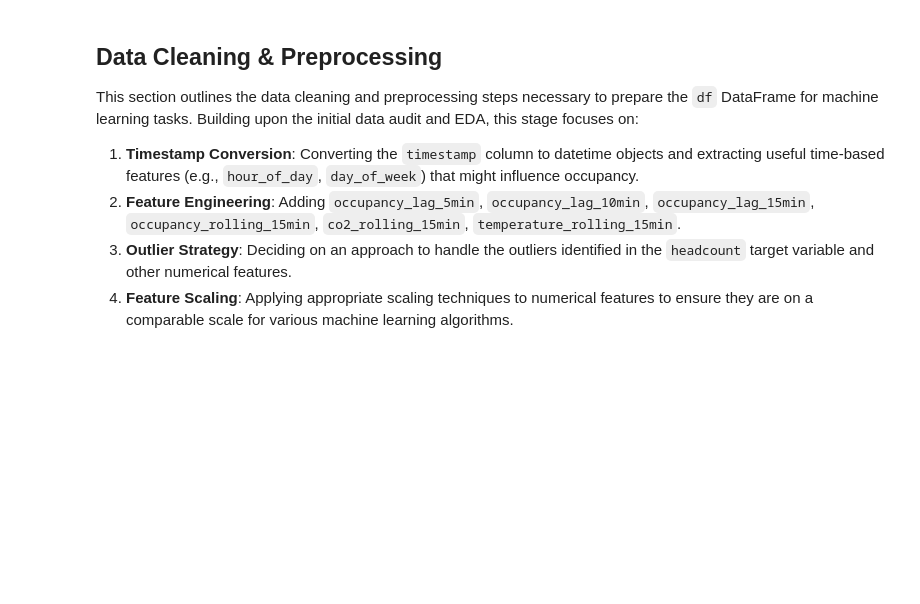
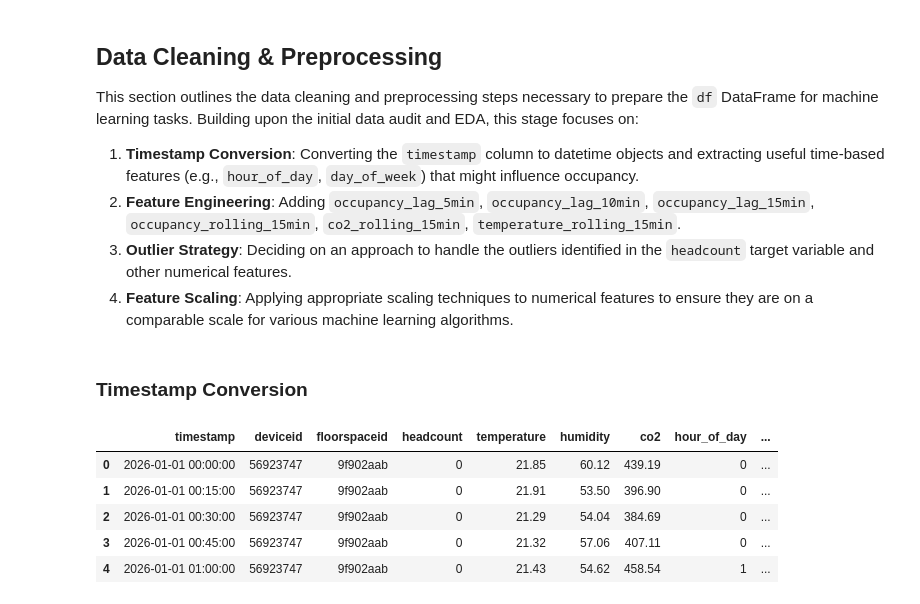
Before and after one commit to MIL-Project2/DR-DT, a Jupyter notebook: Occupancy_Prediction_Ver1_1.ipynb, the cells around one changed output. Cells and saved outputs as stored; diff of their text form; code cells hidden in the pictures; blank space fills up the shorter version.

```diff
--- a/Occupancy_Prediction_Ver1_1.ipynb
+++ b/Occupancy_Prediction_Ver1_1.ipynb
@@ -206,3 +206,17 @@ This section outlines the data cleaning and preprocessing steps necessary to pre
 2.  **Feature Engineering**: Adding `occupancy_lag_5min`,	`occupancy_lag_10min`,	`occupancy_lag_15min`,	`occupancy_rolling_15min`,	`co2_rolling_15min`,	`temperature_rolling_15min`.
 3.  **Outlier Strategy**: Deciding on an approach to handle the outliers identified in the `headcount` target variable and other numerical features.
 4.  **Feature Scaling**: Applying appropriate scaling techniques to numerical features to ensure they are on a comparable scale for various machine learning algorithms.
+# %% [markdown]
+### **Timestamp Conversion**
+# %%
+df['timestamp'] = pd.to_datetime(df['timestamp'], format='%m/%d/%y %H:%M')
+df['hour_of_day'] = df['timestamp'].dt.hour
+df['day_of_week'] = df['timestamp'].dt.strftime('%A') # Convert to full day name
+display(df.head())
+# %% [output]
+|  | timestamp | deviceid | floorspaceid | headcount | temperature | humidity | co2 | hour_of_day | ... |
+| 0 | 2026-01-01 00:00:00 | 56923747 | 9f902aab | 0 | 21.85 | 60.12 | 439.19 | 0 | ... |
+| 1 | 2026-01-01 00:15:00 | 56923747 | 9f902aab | 0 | 21.91 | 53.50 | 396.90 | 0 | ... |
+| 2 | 2026-01-01 00:30:00 | 56923747 | 9f902aab | 0 | 21.29 | 54.04 | 384.69 | 0 | ... |
+| 3 | 2026-01-01 00:45:00 | 56923747 | 9f902aab | 0 | 21.32 | 57.06 | 407.11 | 0 | ... |
+| 4 | 2026-01-01 01:00:00 | 56923747 | 9f902aab | 0 | 21.43 | 54.62 | 458.54 | 1 | ... |
```
Also changed, not shown: parts of 7 cells of this notebook.
